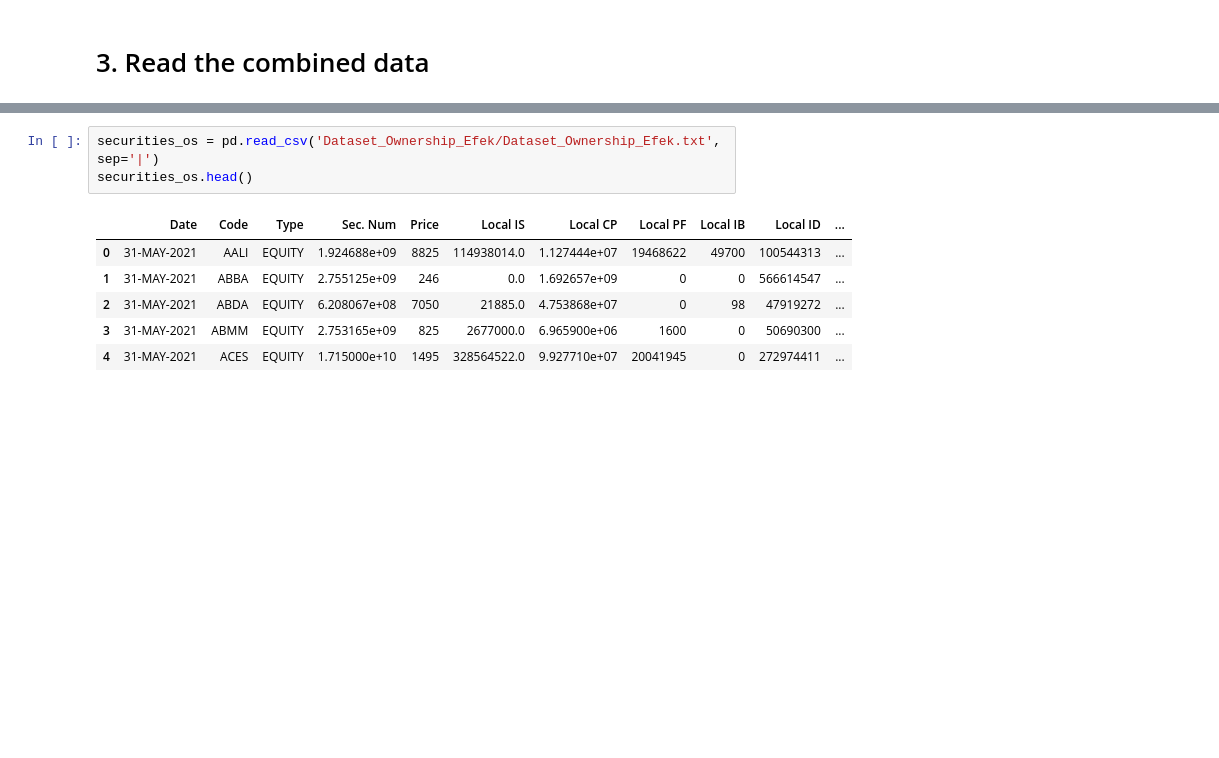
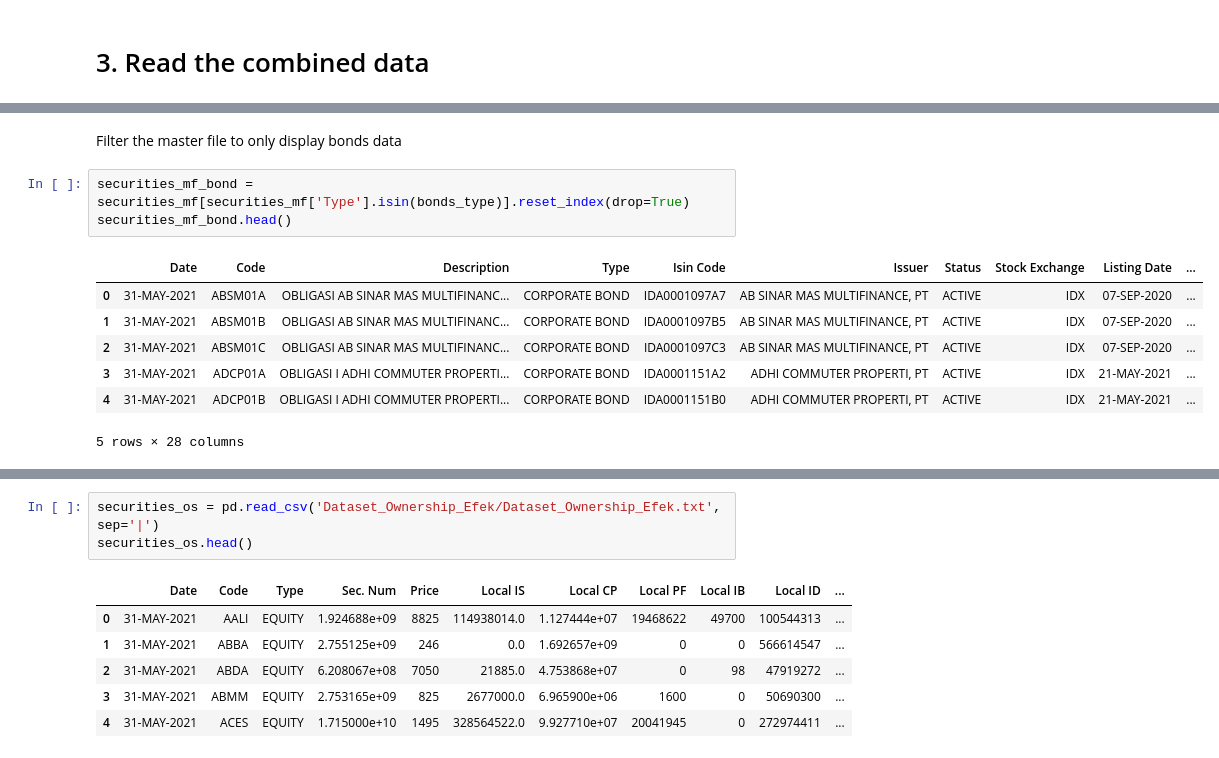
Before and after one commit to mihoku/data-preparation-indonesia-green-bonds, a Jupyter notebook: General-Data-Prep.ipynb, the cells around one changed output, grey strips where cells are left out. Drawn from its saved outputs; the diff is of its cells as text; blank space fills up the shorter version.

```diff
--- a/General-Data-Prep.ipynb
+++ b/General-Data-Prep.ipynb
@@ -100,0 +119,13 @@ memory usage: 18.9+ MB
+# %% [markdown]
+Filter the master file to only display bonds data
+# %%
+securities_mf_bond = securities_mf[securities_mf['Type'].isin(bonds_type)].reset_index(drop=True)
+securities_mf_bond.head()
+# %% [output]
+|  | Date | Code | Description | Type | Isin Code | Issuer | Status | Stock Exchange | Listing Date | ... |
+| 0 | 31-MAY-2021 | ABSM01A | OBLIGASI AB SINAR MAS MULTIFINANC... | CORPORATE BOND | IDA0001097A7 | AB SINAR MAS MULTIFINANCE, PT | ACTIVE | IDX | 07-SEP-2020 | ... |
+| 1 | 31-MAY-2021 | ABSM01B | OBLIGASI AB SINAR MAS MULTIFINANC... | CORPORATE BOND | IDA0001097B5 | AB SINAR MAS MULTIFINANCE, PT | ACTIVE | IDX | 07-SEP-2020 | ... |
+| 2 | 31-MAY-2021 | ABSM01C | OBLIGASI AB SINAR MAS MULTIFINANC... | CORPORATE BOND | IDA0001097C3 | AB SINAR MAS MULTIFINANCE, PT | ACTIVE | IDX | 07-SEP-2020 | ... |
+| 3 | 31-MAY-2021 | ADCP01A | OBLIGASI I ADHI COMMUTER PROPERTI... | CORPORATE BOND | IDA0001151A2 | ADHI COMMUTER PROPERTI, PT | ACTIVE | IDX | 21-MAY-2021 | ... |
+| 4 | 31-MAY-2021 | ADCP01B | OBLIGASI I ADHI COMMUTER PROPERTI... | CORPORATE BOND | IDA0001151B0 | ADHI COMMUTER PROPERTI, PT | ACTIVE | IDX | 21-MAY-2021 | ... |
+5 rows × 28 columns
```
Also changed, not shown: parts of 15 cells of this notebook.
